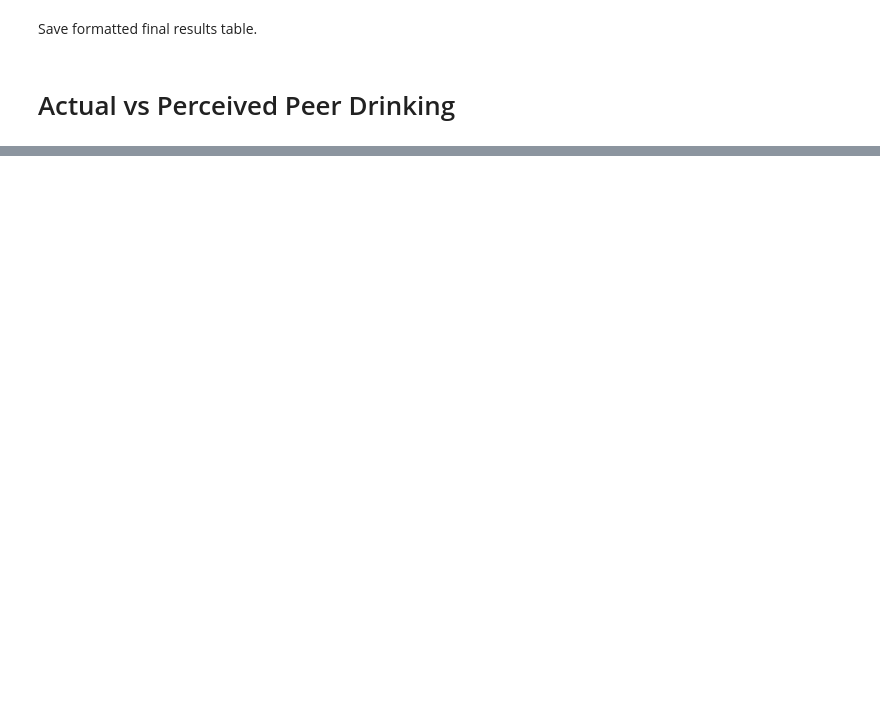
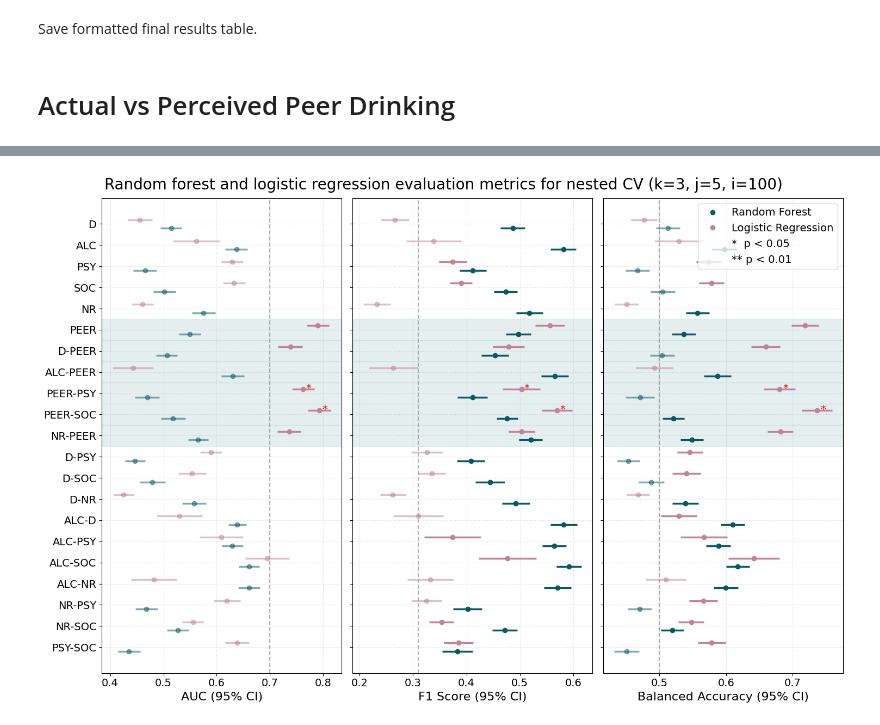
Before and after one commit to mgd-fchs/SHINE-DHI-effectiveness-prediction, a Jupyter notebook: src/visualization.ipynb, the cells around one changed output, grey strips where cells are left out. Drawn from its saved outputs; the diff is of its cells as text; code cells hidden in the pictures; blank space fills up the shorter version.

```diff
--- a/src/visualization.ipynb
+++ b/src/visualization.ipynb
@@ -28,3 +22,6 @@ RES_DIR = os.path.join('../results_mindful_only/', folder)
+# %%
+folder = '1751555131_321_rf_outer100_cvrep5_k3_auc_testsize0.3_permFalse'
+RES_DIR = os.path.join('../results', folder)
 # %%
 def plot_model_performance(res_dir):
     """
@@ -469,4 +467,6 @@ def plot_model_performance_comparison(res_dir_rf, res_dir_lr):
     plt.tight_layout()
     plt.show()
 # %%
-plot_model_performance_comparison("../results/1750853719_321_rf_outer100_cvrep5_k3_auc_testsize0.3_permFalse_og", "../results_logreg/1760898281_321_lr_elasticnet_outer100_cvrep5_k3_auc_testsize0.3_permFalse")
+plot_model_performance_comparison("../results/1751555131_321_rf_outer100_cvrep5_k3_auc_testsize0.3_permFalse", "../results_logreg/1760898281_321_lr_elasticnet_outer100_cvrep5_k3_auc_testsize0.3_permFalse")
+# %% [output]
+[figure, added]
```
Also changed, not shown: parts of 4 cells of this notebook, 15 other files.
